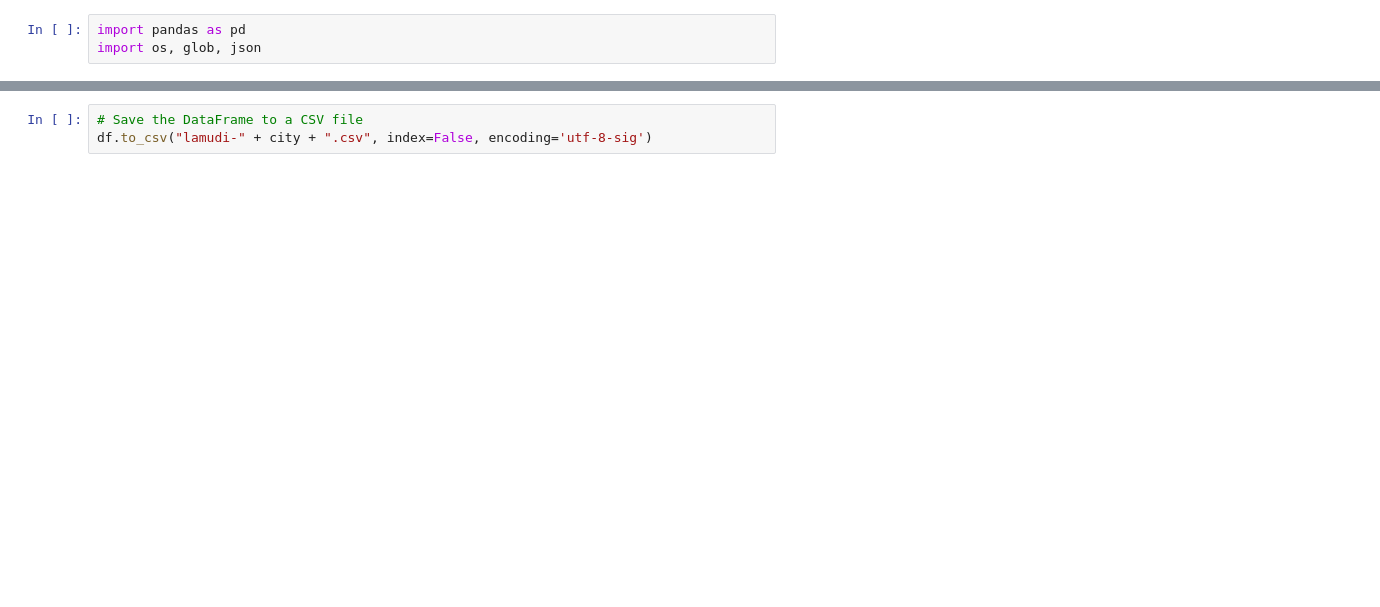
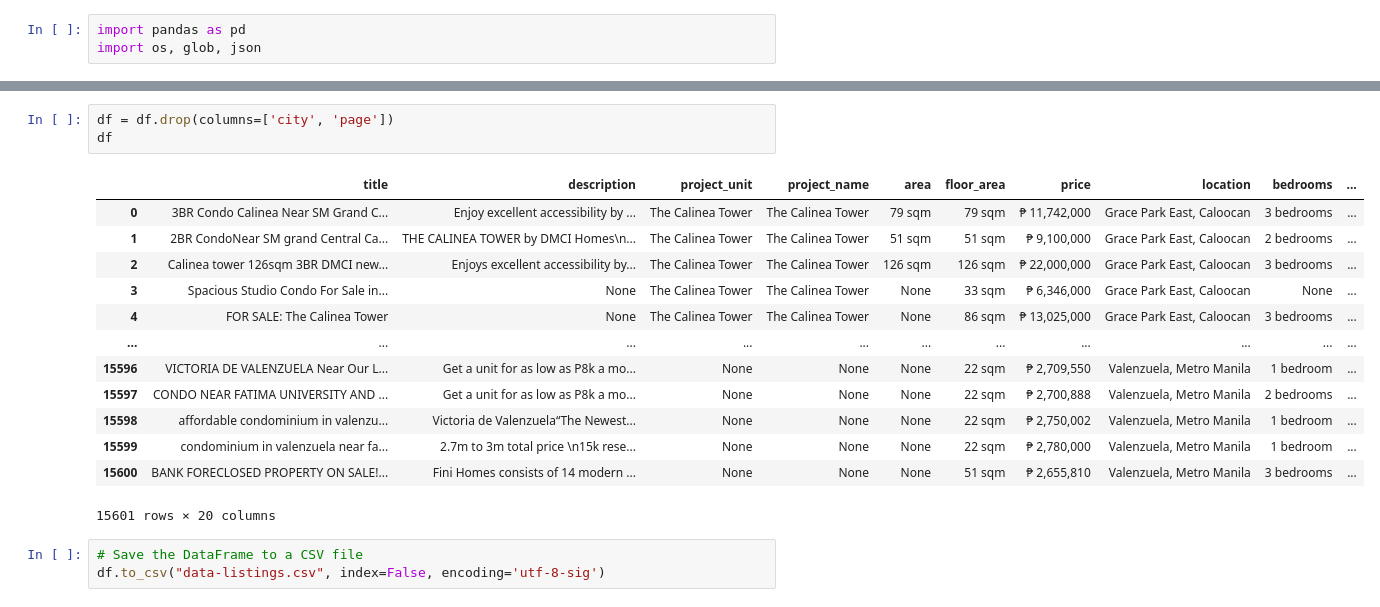
Before and after one commit to darryl-john/condo-amenity-proximity, a Jupyter notebook: data-listings-joiner.ipynb, the cells around one changed output, grey strips where cells are left out. Cells and saved outputs as stored; diff of their text form; blank space fills up the shorter version.

```diff
--- a/data-listings-joiner.ipynb
+++ b/data-listings-joiner.ipynb
@@ -41,3 +29,20 @@ ValueError: cannot insert city, already exists
-# %%
-# Save the DataFrame to a CSV file
-df.to_csv("lamudi-" + city + ".csv", index=False, encoding='utf-8-sig')
+# %%
+df = df.drop(columns=['city', 'page'])
+df
+# %% [output]
+|  | title | description | project_unit | project_name | area | floor_area | price | location | bedrooms | ... |
+| 0 | 3BR Condo Calinea Near SM Grand C... | Enjoy excellent accessibility by ... | The Calinea Tower | The Calinea Tower | 79 sqm | 79 sqm | ₱ 11,742,000 | Grace Park East, Caloocan | 3 bedrooms | ... |
+| 1 | 2BR CondoNear SM grand Central Ca... | THE CALINEA TOWER by DMCI Homes\n... | The Calinea Tower | The Calinea Tower | 51 sqm | 51 sqm | ₱ 9,100,000 | Grace Park East, Caloocan | 2 bedrooms | ... |
+| 2 | Calinea tower 126sqm 3BR DMCI new... | Enjoys excellent accessibility by... | The Calinea Tower | The Calinea Tower | 126 sqm | 126 sqm | ₱ 22,000,000 | Grace Park East, Caloocan | 3 bedrooms | ... |
+| 3 | Spacious Studio Condo For Sale in... | None | The Calinea Tower | The Calinea Tower | None | 33 sqm | ₱ 6,346,000 | Grace Park East, Caloocan | None | ... |
+| 4 | FOR SALE: The Calinea Tower | None | The Calinea Tower | The Calinea Tower | None | 86 sqm | ₱ 13,025,000 | Grace Park East, Caloocan | 3 bedrooms | ... |
+| ... | ... | ... | ... | ... | ... | ... | ... | ... | ... | ... |
+| 15596 | VICTORIA DE VALENZUELA Near Our L... | Get a unit for as low as P8k a mo... | None | None | None | 22 sqm | ₱ 2,709,550 | Valenzuela, Metro Manila | 1 bedroom | ... |
+| 15597 | CONDO NEAR FATIMA UNIVERSITY AND ... | Get a unit for as low as P8k a mo... | None | None | None | 22 sqm | ₱ 2,700,888 | Valenzuela, Metro Manila | 2 bedrooms | ... |
+| 15598 | affordable condominium in valenzu... | Victoria de Valenzuela“The Newest... | None | None | None | 22 sqm | ₱ 2,750,002 | Valenzuela, Metro Manila | 1 bedroom | ... |
+| 15599 | condominium in valenzuela near fa... | 2.7m to 3m total price \n15k rese... | None | None | None | 22 sqm | ₱ 2,780,000 | Valenzuela, Metro Manila | 1 bedroom | ... |
+| 15600 | BANK FORECLOSED PROPERTY ON SALE!... | Fini Homes consists of 14 modern ... | None | None | None | 51 sqm | ₱ 2,655,810 | Valenzuela, Metro Manila | 3 bedrooms | ... |
+15601 rows × 20 columns
+# %%
+# Save the DataFrame to a CSV file
+df.to_csv("data-listings.csv", index=False, encoding='utf-8-sig')
```
Also changed, not shown: parts of 2 cells of this notebook, 30 other files.
